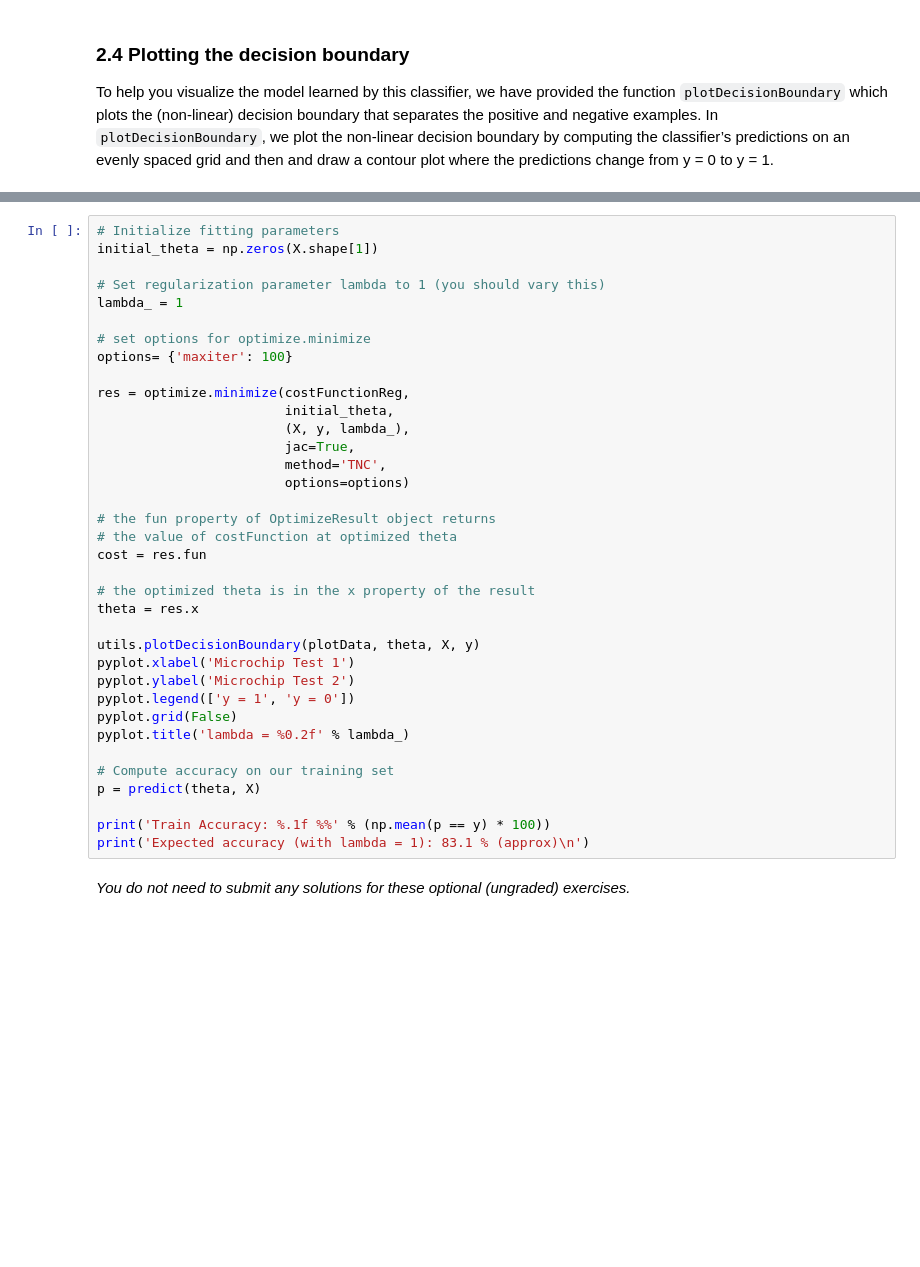
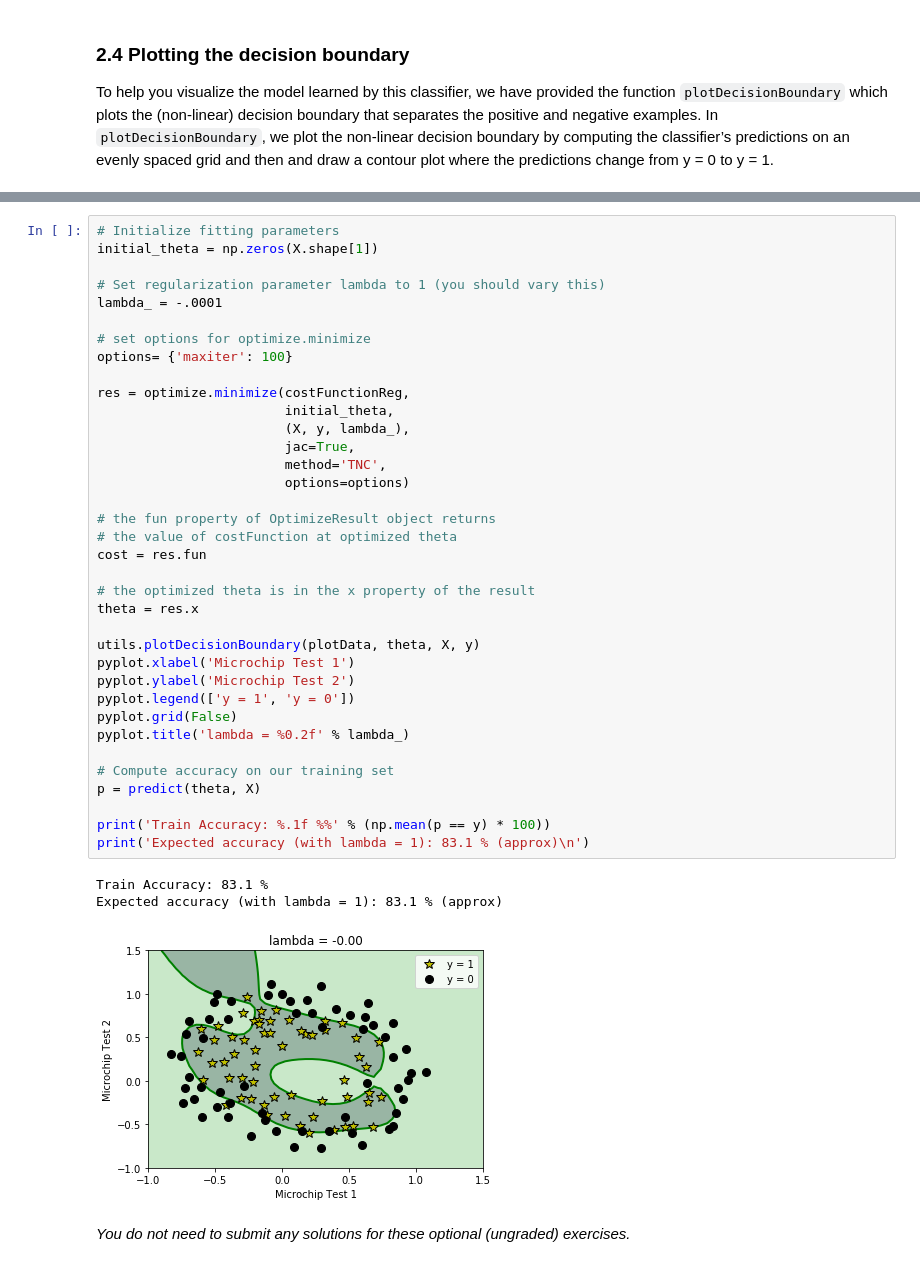
Before and after one commit to EmanDiab/ML-course-python-implementation, a Jupyter notebook: exercise2.ipynb, the cells around one changed output, grey strips where cells are left out. Drawn from its saved outputs; the diff is of its cells as text; blank space fills up the shorter version.

```diff
--- a/exercise2.ipynb
+++ b/exercise2.ipynb
@@ -763,36 +763,40 @@ With a larger $\lambda$, you should see a plot that shows an simpler decision bo
 initial_theta = np.zeros(X.shape[1])
 
 # Set regularization parameter lambda to 1 (you should vary this)
-lambda_ = 1
+lambda_ = -.0001
 
 # set options for optimize.minimize
 options= {'maxiter': 100}
 
 res = optimize.minimize(costFunctionReg,
                         initial_theta,
                         (X, y, lambda_),
                         jac=True,
                         method='TNC',
                         options=options)
 
 # the fun property of OptimizeResult object returns
 # the value of costFunction at optimized theta
 cost = res.fun
 
 # the optimized theta is in the x property of the result
 theta = res.x
 
 utils.plotDecisionBoundary(plotData, theta, X, y)
 pyplot.xlabel('Microchip Test 1')
 pyplot.ylabel('Microchip Test 2')
 pyplot.legend(['y = 1', 'y = 0'])
 pyplot.grid(False)
 pyplot.title('lambda = %0.2f' % lambda_)
 
 # Compute accuracy on our training set
 p = predict(theta, X)
 
 print('Train Accuracy: %.1f %%' % (np.mean(p == y) * 100))
 print('Expected accuracy (with lambda = 1): 83.1 % (approx)\n')
+# %% [output]
+Train Accuracy: 83.1 %
+Expected accuracy (with lambda = 1): 83.1 % (approx)
+[figure, added]
 # %% [markdown]
 *You do not need to submit any solutions for these optional (ungraded) exercises.*
```
